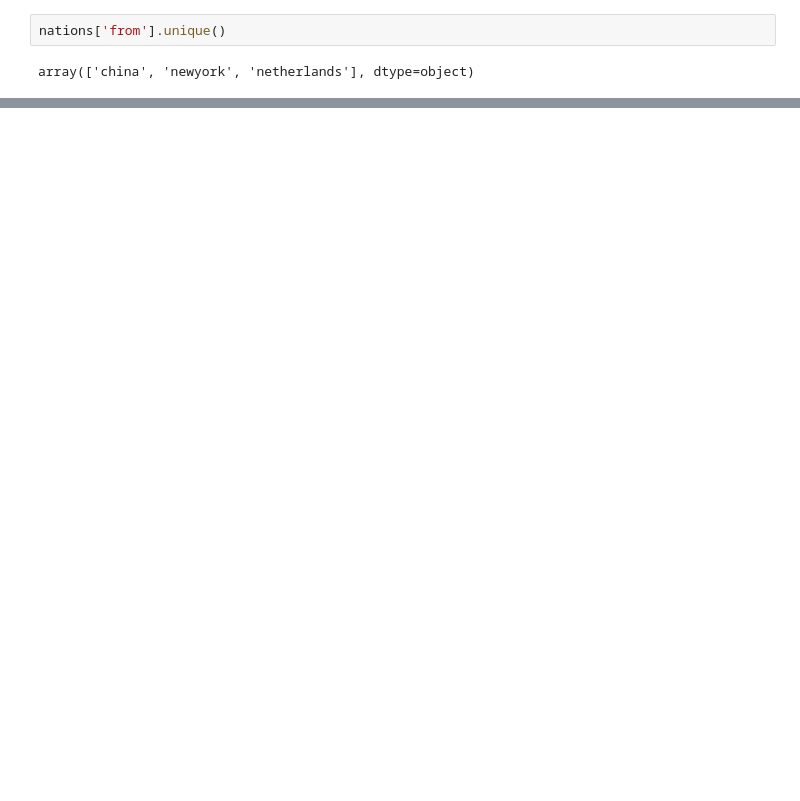
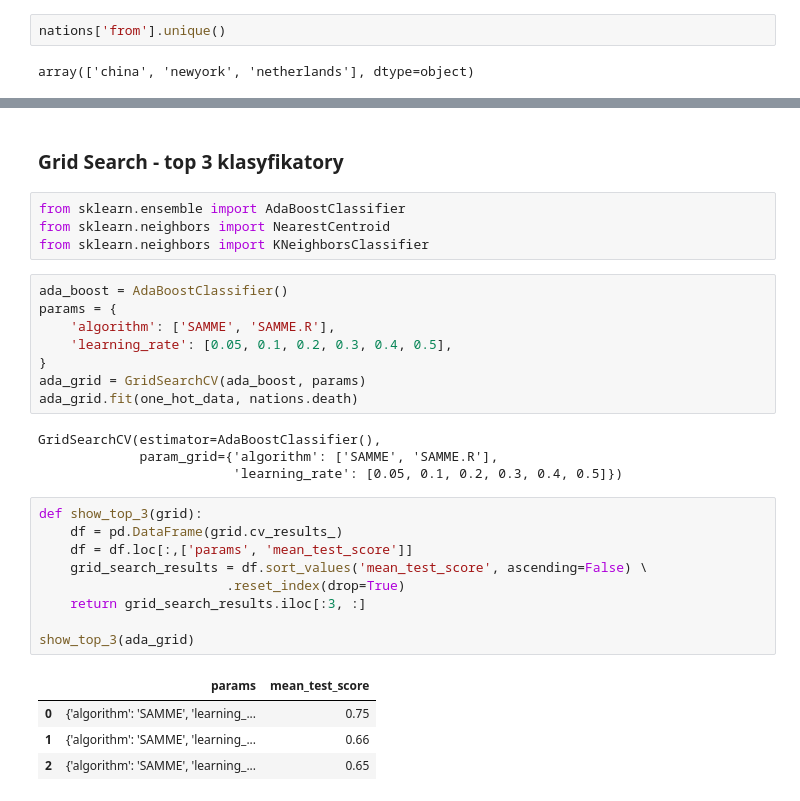
Before and after one commit to mini-pw/2021L-WB-ML, a Jupyter notebook: DeepJajo/raport_v3/lazy_classifier.ipynb, the cells around one changed output, grey strips where cells are left out. Saved outputs shown, nothing was run; the diff lists cells and outputs as text; blank space fills up the shorter version.

```diff
--- a/DeepJajo/raport_v3/lazy_classifier.ipynb
+++ b/DeepJajo/raport_v3/lazy_classifier.ipynb
@@ -202,0 +205,32 @@ sur.plot()
+# %% [markdown]
+### Grid Search - top 3 klasyfikatory
+# %%
+from sklearn.ensemble import AdaBoostClassifier
+from sklearn.neighbors import NearestCentroid
+from sklearn.neighbors import KNeighborsClassifier
+# %%
+ada_boost = AdaBoostClassifier()
+params = {
+    'algorithm': ['SAMME', 'SAMME.R'],
+    'learning_rate': [0.05, 0.1, 0.2, 0.3, 0.4, 0.5],
+}
+ada_grid = GridSearchCV(ada_boost, params)
+ada_grid.fit(one_hot_data, nations.death)
+# %% [output]
+GridSearchCV(estimator=AdaBoostClassifier(),
+             param_grid={'algorithm': ['SAMME', 'SAMME.R'],
+                         'learning_rate': [0.05, 0.1, 0.2, 0.3, 0.4, 0.5]})
+# %%
+def show_top_3(grid):
+    df = pd.DataFrame(grid.cv_results_)
+    df = df.loc[:,['params', 'mean_test_score']]
+    grid_search_results = df.sort_values('mean_test_score', ascending=False) \
+                        .reset_index(drop=True)
+    return grid_search_results.iloc[:3, :]
+
+show_top_3(ada_grid)
+# %% [output]
+|  | params | mean_test_score |
+| 0 | {'algorithm': 'SAMME', 'learning_... | 0.75 |
+| 1 | {'algorithm': 'SAMME', 'learning_... | 0.66 |
+| 2 | {'algorithm': 'SAMME', 'learning_... | 0.65 |
```
Also changed, not shown: parts of 15 cells of this notebook.
